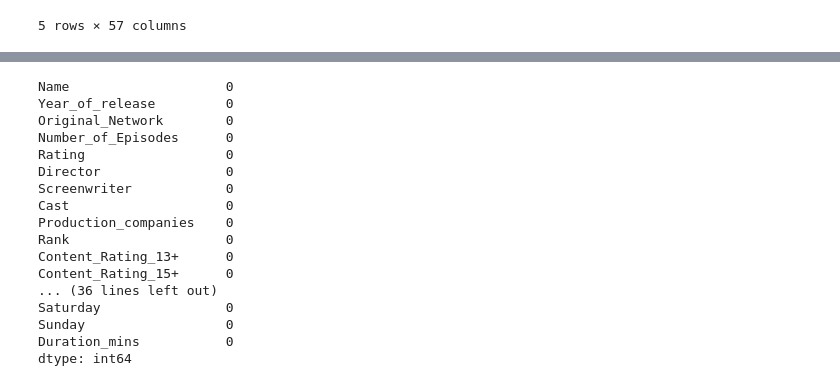
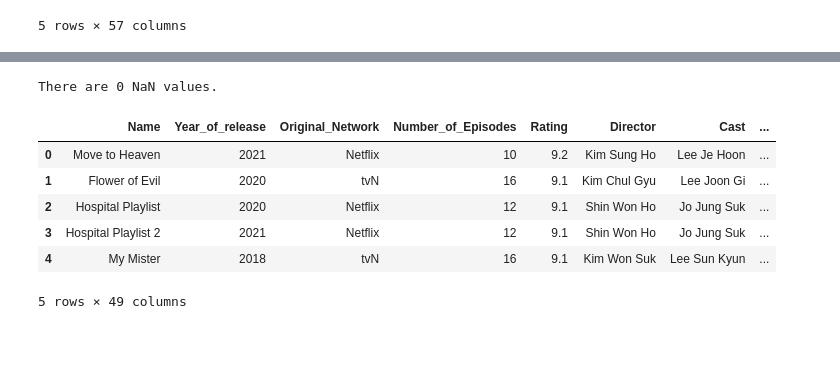
Before and after one commit to blurridge/kdrama-rating-ml, a Jupyter notebook: src/kdrama_rating_ml.ipynb, the cells around one changed output, grey strips where cells are left out. Drawn from its saved outputs; the diff is of its cells as text; code cells hidden in the pictures; blank space fills up the shorter version.

```diff
--- a/src/kdrama_rating_ml.ipynb
+++ b/src/kdrama_rating_ml.ipynb
@@ -165,25 +166,29 @@ kdrama_data.head()
 # Filling NaN values in Director, Production Company and Screenwriter with Unknown since they are cannot be solved through logistic regression
 
 kdrama_data["Director"] = kdrama_data["Director"].fillna("Unknown")
-kdrama_data["Production_companies"] = kdrama_data["Director"].fillna("Unknown")
-kdrama_data["Screenwriter"] = kdrama_data["Screenwriter"].fillna("Unknown")
-kdrama_nan_count = kdrama_data.isna().sum()
-kdrama_nan_count
+kdrama_data["Production_companies"] = kdrama_data["Production_companies"].fillna("Unknown")
+kdrama_nan_count = kdrama_data.isna().sum().sum()
+print(f"There are {kdrama_nan_count} NaN values.")
 # %% [output]
-Name                    0
-Year_of_release         0
-Original_Network        0
-Number_of_Episodes      0
-Rating                  0
-Director                0
-Screenwriter            0
-Cast                    0
-Production_companies    0
-Rank                    0
-Content_Rating_13+      0
-Content_Rating_15+      0
-... (36 lines left out)
-Saturday                0
-Sunday                  0
-Duration_mins           0
-dtype: int64
+There are 0 NaN values.
+# %%
+# Drop all additional networks, casts, directors, and production companies in the respective columns
+
+def drop_additional(column):
+    column = column.apply(lambda value: value.split(","))
+    column = column.apply(lambda value: list(map(str.strip, value))[0])
+    return column
+
+kdrama_data["Original_Network"] = drop_additional(kdrama_data["Original_Network"])
+kdrama_data["Cast"] = drop_additional(kdrama_data["Cast"])
+kdrama_data["Director"] = drop_additional(kdrama_data["Director"])
+kdrama_data["Production_companies"] = drop_additional(kdrama_data["Production_companies"])
+kdrama_data.head()
+# %% [output]
+|  | Name | Year_of_release | Original_Network | Number_of_Episodes | Rating | Director | Cast | ... |
+| 0 | Move to Heaven | 2021 | Netflix | 10 | 9.2 | Kim Sung Ho | Lee Je Hoon | ... |
+| 1 | Flower of Evil | 2020 | tvN | 16 | 9.1 | Kim Chul Gyu | Lee Joon Gi | ... |
+| 2 | Hospital Playlist | 2020 | Netflix | 12 | 9.1 | Shin Won Ho | Jo Jung Suk | ... |
+| 3 | Hospital Playlist 2 | 2021 | Netflix | 12 | 9.1 | Shin Won Ho | Jo Jung Suk | ... |
+| 4 | My Mister | 2018 | tvN | 16 | 9.1 | Kim Won Suk | Lee Sun Kyun | ... |
+5 rows × 49 columns
```
Also changed, not shown: parts of 2 cells of this notebook.
